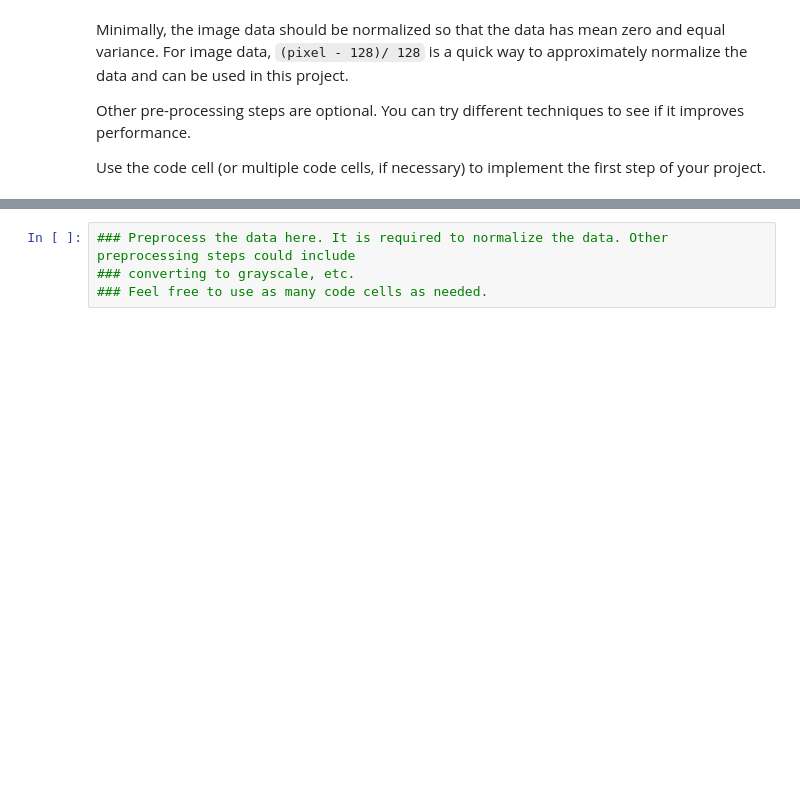
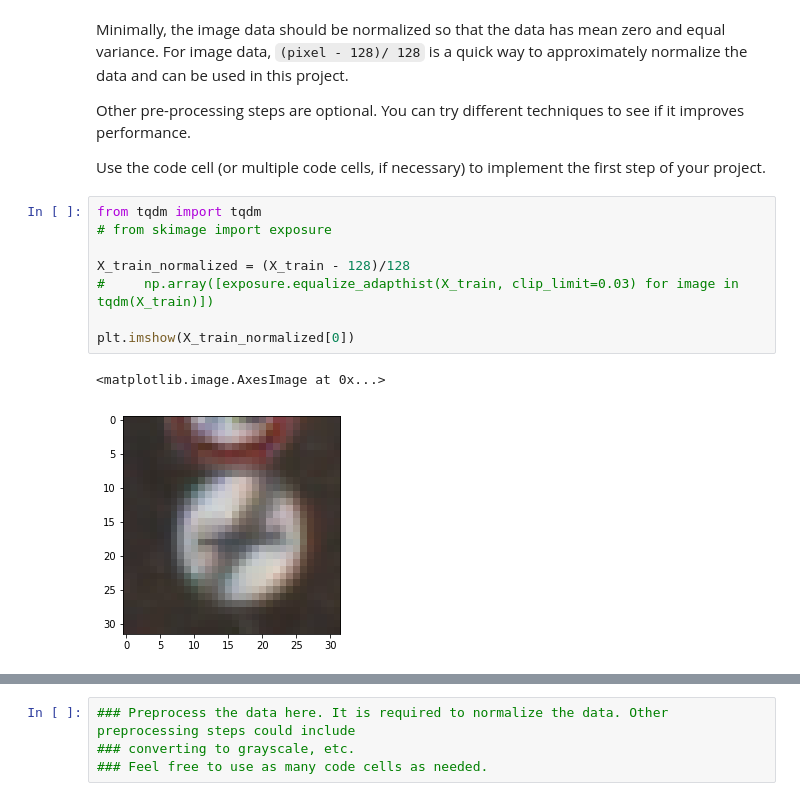
Before and after one commit to skat00sh/CarND-Traffic-Sign-Classifier-Project, a Jupyter notebook: Traffic_Sign_Classifier.ipynb, the cells around one changed output, grey strips where cells are left out. Saved outputs shown, nothing was run; the diff lists cells and outputs as text; blank space fills up the shorter version.

```diff
--- a/Traffic_Sign_Classifier.ipynb
+++ b/Traffic_Sign_Classifier.ipynb
@@ -149,3 +162,14 @@ Minimally, the image data should be normalized so that the data has mean zero an
 Other pre-processing steps are optional. You can try different techniques to see if it improves performance.
 
 Use the code cell (or multiple code cells, if necessary) to implement the first step of your project.
+# %%
+from tqdm import tqdm
+# from skimage import exposure
+
+X_train_normalized = (X_train - 128)/128
+#     np.array([exposure.equalize_adapthist(X_train, clip_limit=0.03) for image in tqdm(X_train)])
+
+plt.imshow(X_train_normalized[0])
+# %% [output]
+<matplotlib.image.AxesImage at 0x...>
+[figure, added]
```
Also changed, not shown: parts of 3 cells of this notebook.
